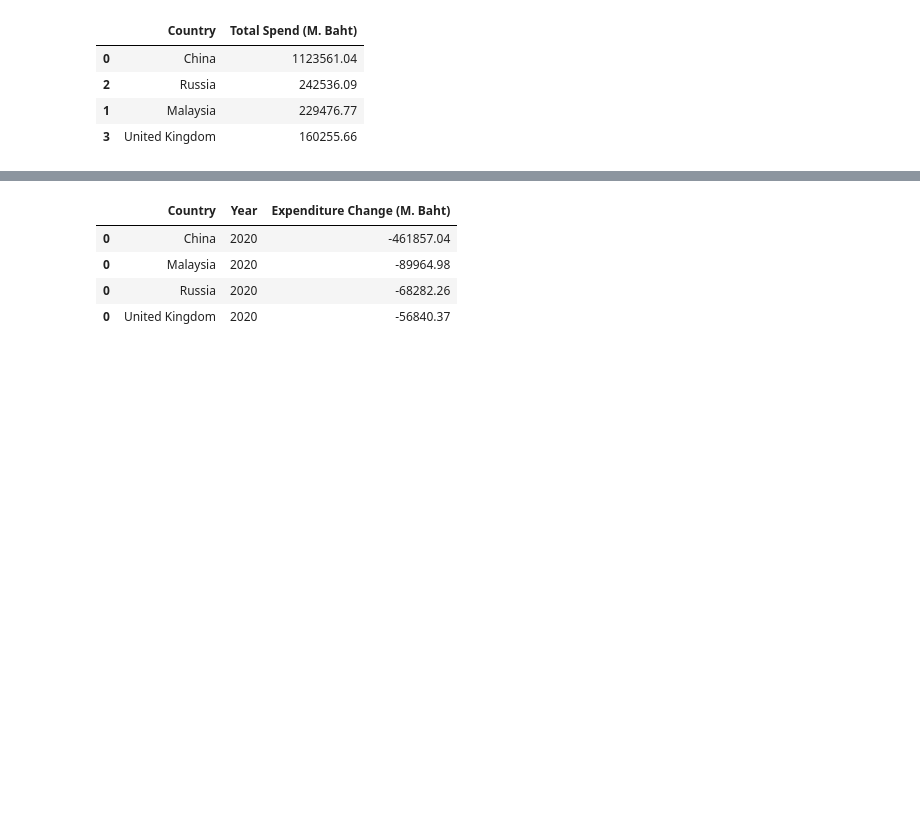
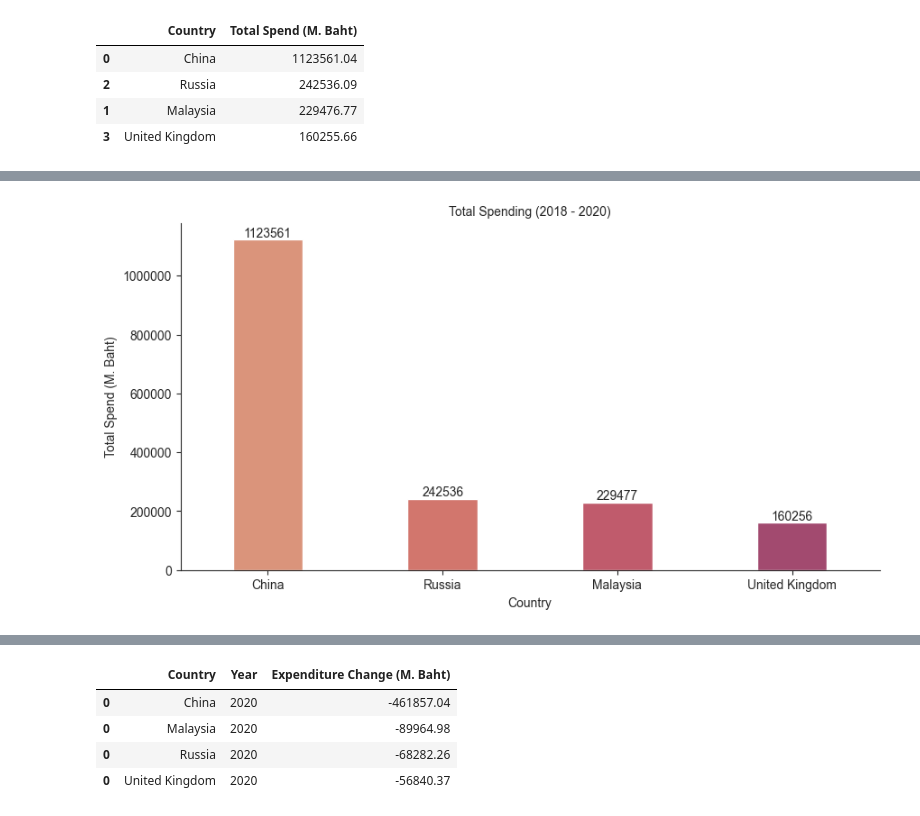
Before and after one commit to eatrabyo/dads-5001-mini-project, a Jupyter notebook: Analysis.ipynb, the cells around one changed output, grey strips where cells are left out. Saved outputs shown, nothing was run; the diff lists cells and outputs as text; code cells hidden in the pictures; blank space fills up the shorter version.

```diff
--- a/Analysis.ipynb
+++ b/Analysis.ipynb
@@ -474,5 +478,6 @@ top_visitor.rename(columns={'diff':'Expenditure Change (M. Baht)','Total Spend (
 # %%
-top_visitor.groupby('Country')['Total Spend (M. Baht)'].sum().reset_index().sort_values(by=['Total Spend (M. Baht)'],ascending=False)
+top_spend = top_visitor.groupby('Country')['Total Spend (M. Baht)'].sum().reset_index().sort_values(by=['Total Spend (M. Baht)'],ascending=False)
+display(top_spend)
 # %% [output]
 |  | Country | Total Spend (M. Baht) |
 | 0 | China | 1123561.04 |
@@ -482 +524,23 @@ top_visitor.groupby('Country')['Total Spend (M. Baht)'].sum().reset_index().sort
+# %%
+# Create the subplots
+fig, axes1 = plt.subplots(1, 1, figsize=(10, 5))
+
+# First subplot: line plot of num_arrival over the years
+sns.barplot(data=top_spend, x='Country', y='Total Spend (M. Baht)', hue='Country', ax = axes1, width=0.4, dodge=False,
+            palette=color)
+axes1.set_title('Number of arrivals from UK')
+axes1.set_xlabel('Year')
+axes1.set_ylabel('Number of arrivals')
+
+# Add annotations
+for p in axes1.containers:
+    axes1.bar_label(p, label_type='edge', fontsize=10,fmt='%1.0f')
+
+axes1.set_title('Total Spending during 2018 - 2020',fontdict={'size':10})
+axes1.set_xlabel('Country')
+axes1.set_ylabel('Total Spend (M. Baht)')
+axes1.legend([],[], frameon=False)
+plt.ticklabel_format(style='plain', axis='y')
+# %% [output]
+[figure, added]
 # %%
```
Also changed, not shown: parts of 8 cells of this notebook.
